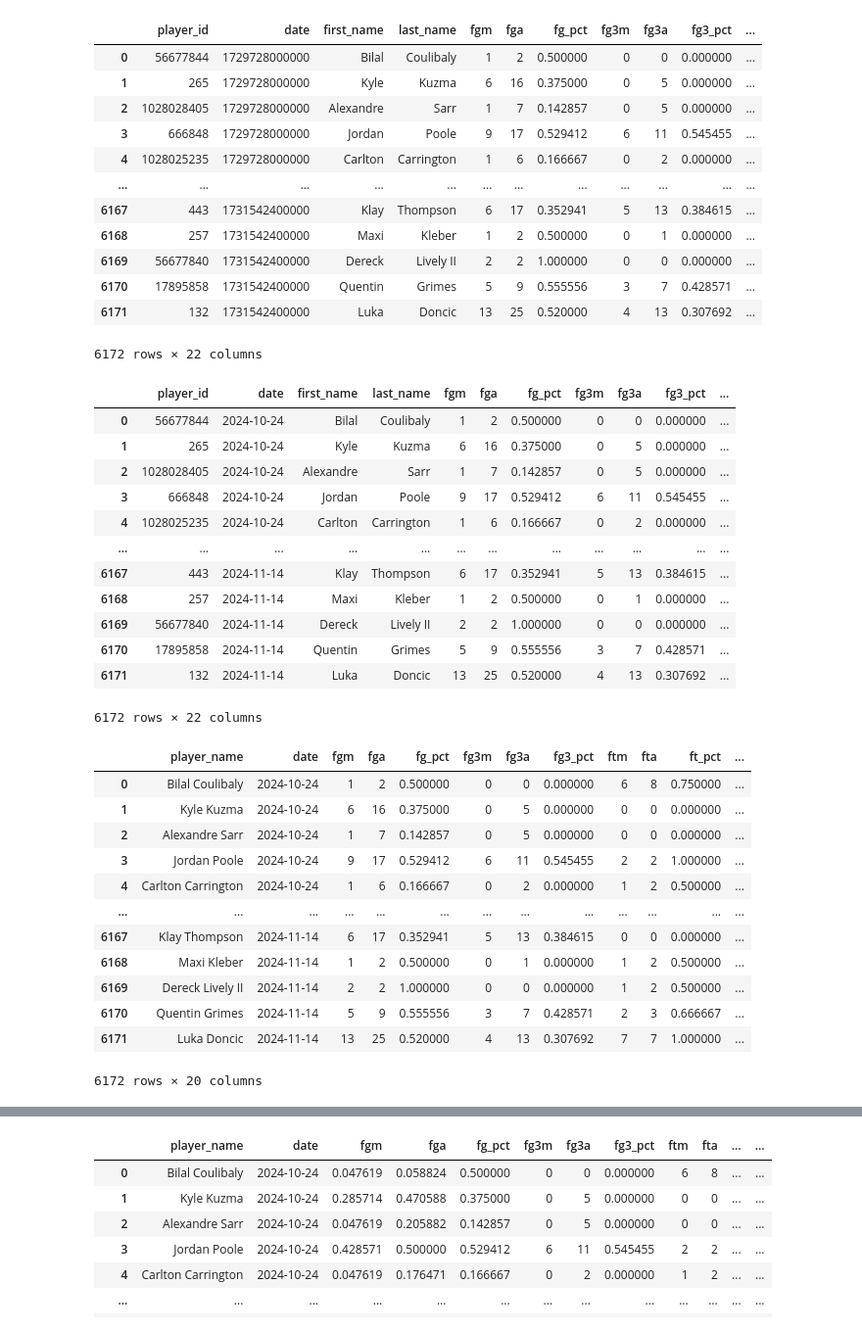
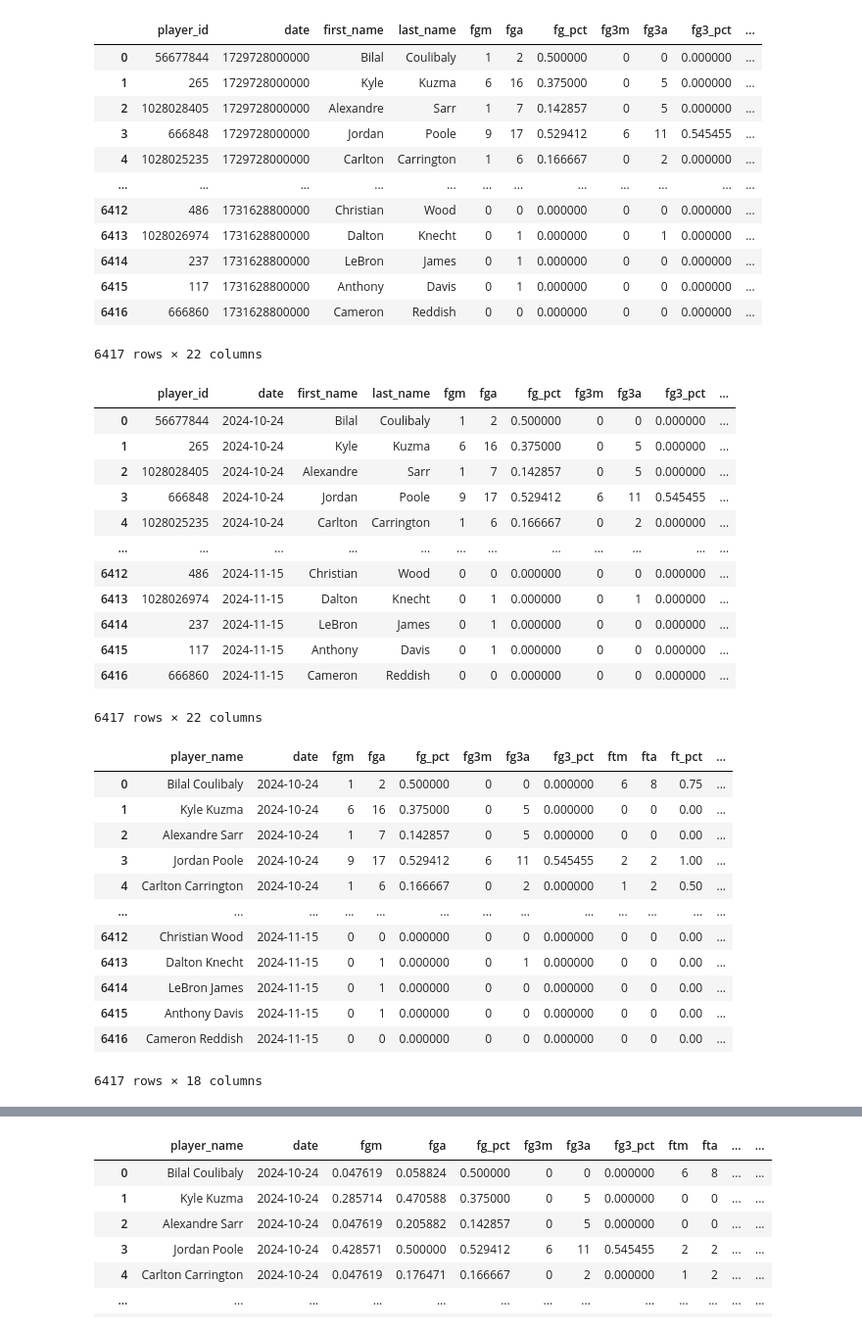
Before and after one commit to D2jc/PrizePicksPredictor, a Jupyter notebook: Preprocessing/Data Processing and First Model.ipynb, the cells around one changed output, grey strips where cells are left out. Shown: that part at 98% size. Saved outputs shown, nothing was run; the diff lists cells and outputs as text; code cells hidden in the pictures.

```diff
--- a/Preprocessing/Data Processing and First Model.ipynb
+++ b/Preprocessing/Data Processing and First Model.ipynb
@@ -5,7 +5,7 @@ import pandas as pd
 ## Data Preprocess + First Model ##
 # %%
 import json
-with open('./data/preprocessed.json', 'r') as file:
+with open('../data/preprocessed.json', 'r') as file:
     data = json.load(file)
 # %%
 data = pd.DataFrame(data)
@@ -18,12 +18,12 @@ data
 | 3 | 666848 | 1729728000000 | Jordan | Poole | 9 | 17 | 0.529412 | 6 | 11 | 0.545455 | ... |
 | 4 | 1028025235 | 1729728000000 | Carlton | Carrington | 1 | 6 | 0.166667 | 0 | 2 | 0.000000 | ... |
 | ... | ... | ... | ... | ... | ... | ... | ... | ... | ... | ... | ... |
-| 6167 | 443 | 1731542400000 | Klay | Thompson | 6 | 17 | 0.352941 | 5 | 13 | 0.384615 | ... |
-| 6168 | 257 | 1731542400000 | Maxi | Kleber | 1 | 2 | 0.500000 | 0 | 1 | 0.000000 | ... |
-| 6169 | 56677840 | 1731542400000 | Dereck | Lively II | 2 | 2 | 1.000000 | 0 | 0 | 0.000000 | ... |
-| 6170 | 17895858 | 1731542400000 | Quentin | Grimes | 5 | 9 | 0.555556 | 3 | 7 | 0.428571 | ... |
-| 6171 | 132 | 1731542400000 | Luka | Doncic | 13 | 25 | 0.520000 | 4 | 13 | 0.307692 | ... |
+| 6412 | 486 | 1731628800000 | Christian | Wood | 0 | 0 | 0.000000 | 0 | 0 | 0.000000 | ... |
+| 6413 | 1028026974 | 1731628800000 | Dalton | Knecht | 0 | 1 | 0.000000 | 0 | 1 | 0.000000 | ... |
+| 6414 | 237 | 1731628800000 | LeBron | James | 0 | 1 | 0.000000 | 0 | 0 | 0.000000 | ... |
+| 6415 | 117 | 1731628800000 | Anthony | Davis | 0 | 1 | 0.000000 | 0 | 0 | 0.000000 | ... |
+| 6416 | 666860 | 1731628800000 | Cameron | Reddish | 0 | 0 | 0.000000 | 0 | 0 | 0.000000 | ... |
-6172 rows × 22 columns
+6417 rows × 22 columns
 # %%
 data['date'] = pd.to_datetime(data['date'], unit='ms')
 data
@@ -35,34 +35,34 @@ data
 | 3 | 666848 | 2024-10-24 | Jordan | Poole | 9 | 17 | 0.529412 | 6 | 11 | 0.545455 | ... |
 | 4 | 1028025235 | 2024-10-24 | Carlton | Carrington | 1 | 6 | 0.166667 | 0 | 2 | 0.000000 | ... |
 | ... | ... | ... | ... | ... | ... | ... | ... | ... | ... | ... | ... |
-| 6167 | 443 | 2024-11-14 | Klay | Thompson | 6 | 17 | 0.352941 | 5 | 13 | 0.384615 | ... |
-| 6168 | 257 | 2024-11-14 | Maxi | Kleber | 1 | 2 | 0.500000 | 0 | 1 | 0.000000 | ... |
-| 6169 | 56677840 | 2024-11-14 | Dereck | Lively II | 2 | 2 | 1.000000 | 0 | 0 | 0.000000 | ... |
-| 6170 | 17895858 | 2024-11-14 | Quentin | Grimes | 5 | 9 | 0.555556 | 3 | 7 | 0.428571 | ... |
-| 6171 | 132 | 2024-11-14 | Luka | Doncic | 13 | 25 | 0.520000 | 4 | 13 | 0.307692 | ... |
+| 6412 | 486 | 2024-11-15 | Christian | Wood | 0 | 0 | 0.000000 | 0 | 0 | 0.000000 | ... |
+| 6413 | 1028026974 | 2024-11-15 | Dalton | Knecht | 0 | 1 | 0.000000 | 0 | 1 | 0.000000 | ... |
+| 6414 | 237 | 2024-11-15 | LeBron | James | 0 | 1 | 0.000000 | 0 | 0 | 0.000000 | ... |
+| 6415 | 117 | 2024-11-15 | Anthony | Davis | 0 | 1 | 0.000000 | 0 | 0 | 0.000000 | ... |
+| 6416 | 666860 | 2024-11-15 | Cameron | Reddish | 0 | 0 | 0.000000 | 0 | 0 | 0.000000 | ... |
-6172 rows × 22 columns
+6417 rows × 22 columns
 # %%
 # Combine first_name and last_name
-data['player_name'] = df['first_name'] + ' ' + df['last_name']
+data['player_name'] = data['first_name'] + ' ' + data['last_name']
 # Remove first_name, last_name, turnover, pf, and player_id columns
 data = data.drop(columns=['player_id','first_name','last_name','turnover','pf'])
 # Move player_name to front
 data = data[['player_name'] + data.columns.drop('player_name').tolist()]
 data
 # %% [output]
 |  | player_name | date | fgm | fga | fg_pct | fg3m | fg3a | fg3_pct | ftm | fta | ft_pct | ... |
-| 0 | Bilal Coulibaly | 2024-10-24 | 1 | 2 | 0.500000 | 0 | 0 | 0.000000 | 6 | 8 | 0.750000 | ... |
-| 1 | Kyle Kuzma | 2024-10-24 | 6 | 16 | 0.375000 | 0 | 5 | 0.000000 | 0 | 0 | 0.000000 | ... |
-| 2 | Alexandre Sarr | 2024-10-24 | 1 | 7 | 0.142857 | 0 | 5 | 0.000000 | 0 | 0 | 0.000000 | ... |
-| 3 | Jordan Poole | 2024-10-24 | 9 | 17 | 0.529412 | 6 | 11 | 0.545455 | 2 | 2 | 1.000000 | ... |
-| 4 | Carlton Carrington | 2024-10-24 | 1 | 6 | 0.166667 | 0 | 2 | 0.000000 | 1 | 2 | 0.500000 | ... |
+| 0 | Bilal Coulibaly | 2024-10-24 | 1 | 2 | 0.500000 | 0 | 0 | 0.000000 | 6 | 8 | 0.75 | ... |
+| 1 | Kyle Kuzma | 2024-10-24 | 6 | 16 | 0.375000 | 0 | 5 | 0.000000 | 0 | 0 | 0.00 | ... |
+| 2 | Alexandre Sarr | 2024-10-24 | 1 | 7 | 0.142857 | 0 | 5 | 0.000000 | 0 | 0 | 0.00 | ... |
+| 3 | Jordan Poole | 2024-10-24 | 9 | 17 | 0.529412 | 6 | 11 | 0.545455 | 2 | 2 | 1.00 | ... |
+| 4 | Carlton Carrington | 2024-10-24 | 1 | 6 | 0.166667 | 0 | 2 | 0.000000 | 1 | 2 | 0.50 | ... |
 | ... | ... | ... | ... | ... | ... | ... | ... | ... | ... | ... | ... | ... |
-| 6167 | Klay Thompson | 2024-11-14 | 6 | 17 | 0.352941 | 5 | 13 | 0.384615 | 0 | 0 | 0.000000 | ... |
-| 6168 | Maxi Kleber | 2024-11-14 | 1 | 2 | 0.500000 | 0 | 1 | 0.000000 | 1 | 2 | 0.500000 | ... |
-| 6169 | Dereck Lively II | 2024-11-14 | 2 | 2 | 1.000000 | 0 | 0 | 0.000000 | 1 | 2 | 0.500000 | ... |
-| 6170 | Quentin Grimes | 2024-11-14 | 5 | 9 | 0.555556 | 3 | 7 | 0.428571 | 2 | 3 | 0.666667 | ... |
-| 6171 | Luka Doncic | 2024-11-14 | 13 | 25 | 0.520000 | 4 | 13 | 0.307692 | 7 | 7 | 1.000000 | ... |
+| 6412 | Christian Wood | 2024-11-15 | 0 | 0 | 0.000000 | 0 | 0 | 0.000000 | 0 | 0 | 0.00 | ... |
+| 6413 | Dalton Knecht | 2024-11-15 | 0 | 1 | 0.000000 | 0 | 1 | 0.000000 | 0 | 0 | 0.00 | ... |
+| 6414 | LeBron James | 2024-11-15 | 0 | 1 | 0.000000 | 0 | 0 | 0.000000 | 0 | 0 | 0.00 | ... |
+| 6415 | Anthony Davis | 2024-11-15 | 0 | 1 | 0.000000 | 0 | 0 | 0.000000 | 0 | 0 | 0.00 | ... |
+| 6416 | Cameron Reddish | 2024-11-15 | 0 | 0 | 0.000000 | 0 | 0 | 0.000000 | 0 | 0 | 0.00 | ... |
-6172 rows × 20 columns
+6417 rows × 18 columns
 # %%
 # Check for missing values
 data.isna().sum() # None, Yay!
```
Also changed, not shown: parts of 10 cells of this notebook.
